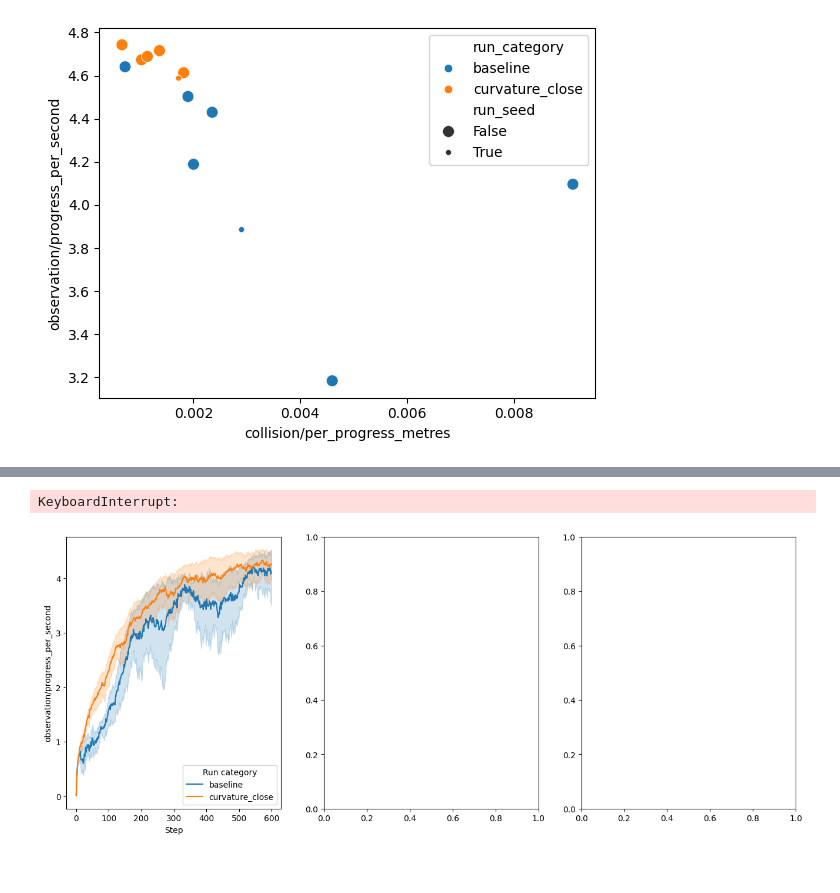
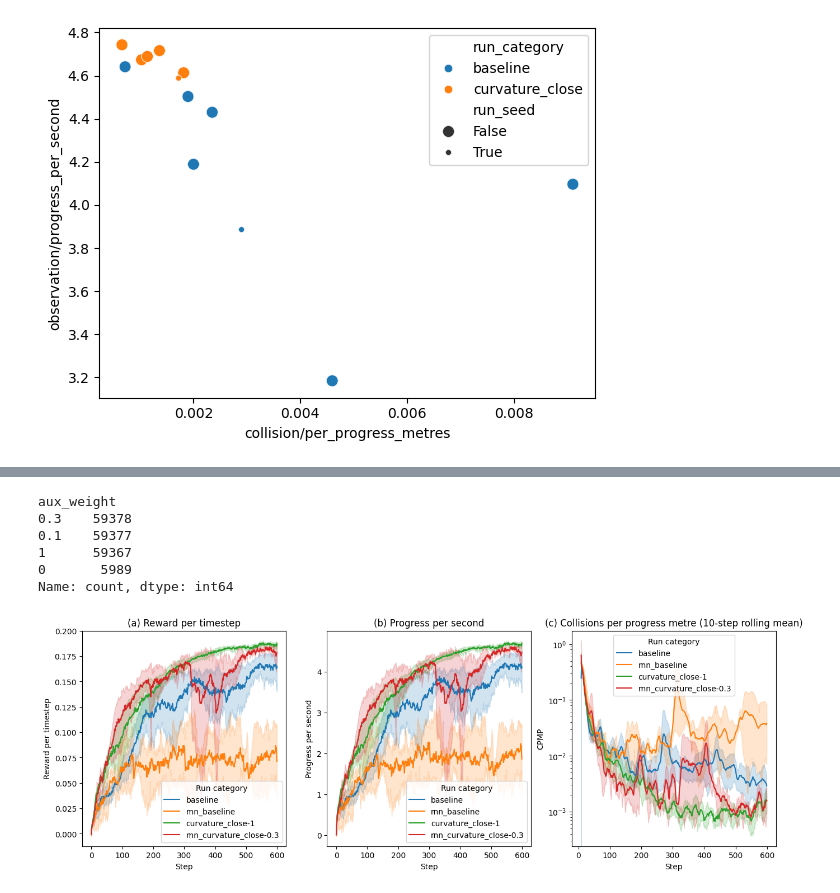
Before and after one commit to jacquesamsel/skripsie, a Jupyter notebook: view_tensorboard.ipynb, the cells around one changed output, grey strips where cells are left out. Cells and saved outputs as stored; diff of their text form; code cells hidden in the pictures.

Commit message:
Finish experiments & results

```diff
--- a/view_tensorboard.ipynb
+++ b/view_tensorboard.ipynb
@@ -408,28 +511,59 @@ data_pivot
+# %%
+data_pivot["aux_weight"].value_counts()
+# %% [output]
+aux_weight
+0.3    59378
+0.1    59377
+1      59367
+0       5989
+Name: count, dtype: int64
 # %%
-to_show = data_pivot[(data_pivot["run_category"].isin(["curvature_close", "baseline"]))]
+to_show = data_pivot[
+    data_pivot["run_category"].isin(["baseline","rnn_baseline"])
+    | (
+        (data_pivot["run_category"] == "rnn_curvature_close")
+        & (data_pivot["aux_weight"] == "0.3")
+    ) | (
+        (data_pivot["run_category"] == "curvature_close")
+                & (data_pivot["aux_weight"] == "1")
+    )
+].copy()
 
-fig, axs = plt.subplots(1, 3, figsize=(16, 6))
+
+to_show["Run category"] = np.where(to_show["run_category"].str.contains(
+    "baseline"), to_show["run_category"], to_show["run_category"] + "-" + to_show["aux_weight"])
+hue_order = ["baseline", "rnn_baseline", "curvature_close-1", "rnn_curvature_close-0.3"]
+fig, axs = plt.subplots(1, 3, figsize=(16, 5))
 sns.lineplot(
-    data=to_show.rename(columns={"run_category": "Run category", "step": "Step"}),
+    data=to_show.rename(
+        columns={"step": "Step", "reward/mean": "Reward per timestep"}),
     hue="Run category",
     x="Step",
-    y="observation/progress_per_second",
-    ax=axs[0]
-)
+    y="Reward per timestep",
+    ax=axs[0],
+    hue_order=hue_order
+).set(title="(a) Reward per timestep")
+
 sns.lineplot(
-    data=to_show.rename(columns={"run_category": "Run category", "step": "Step"}),
+    data=to_show.rename(columns={
+                        "step": "Step", "observation/progress_per_second": "Progress per second"}),
     hue="Run category",
     x="Step",
-    y="reward/mean",
-    ax=axs[1]
-)
+    y="Progress per second",
+    ax=axs[1],
+    hue_order=hue_order,
+).set(title="(b) Progress per second")
+
 sns.lineplot(
-    data=to_show.rename(columns={"run_category": "Run category", "step": "Step"}),
+    data=to_show.rename(columns={"step": "Step", "collision/per_progress_metres": "CPMP"}).groupby(
+        ["Run category", "run_seed"]).rolling(10, on="Step")["CPMP"].mean().reset_index(),
     hue="Run category",
     x="Step",
-    y="collision/per_progress_metres",
-    ax=axs[2]
-).set(yscale="log")
+    y="CPMP",
+    ax=axs[2],
+    hue_order=hue_order,
+).set(yscale="log", title="(c) Collisions per progress metre (10-step rolling mean)")
+
+plt.savefig("results/figures/training_perf.pdf", bbox_inches="tight")
 # %% [output]
-KeyboardInterrupt:
-[figure, old version]
+[figure, new version]
```
Also changed, not shown: parts of 5 cells of this notebook, 16 other files.
